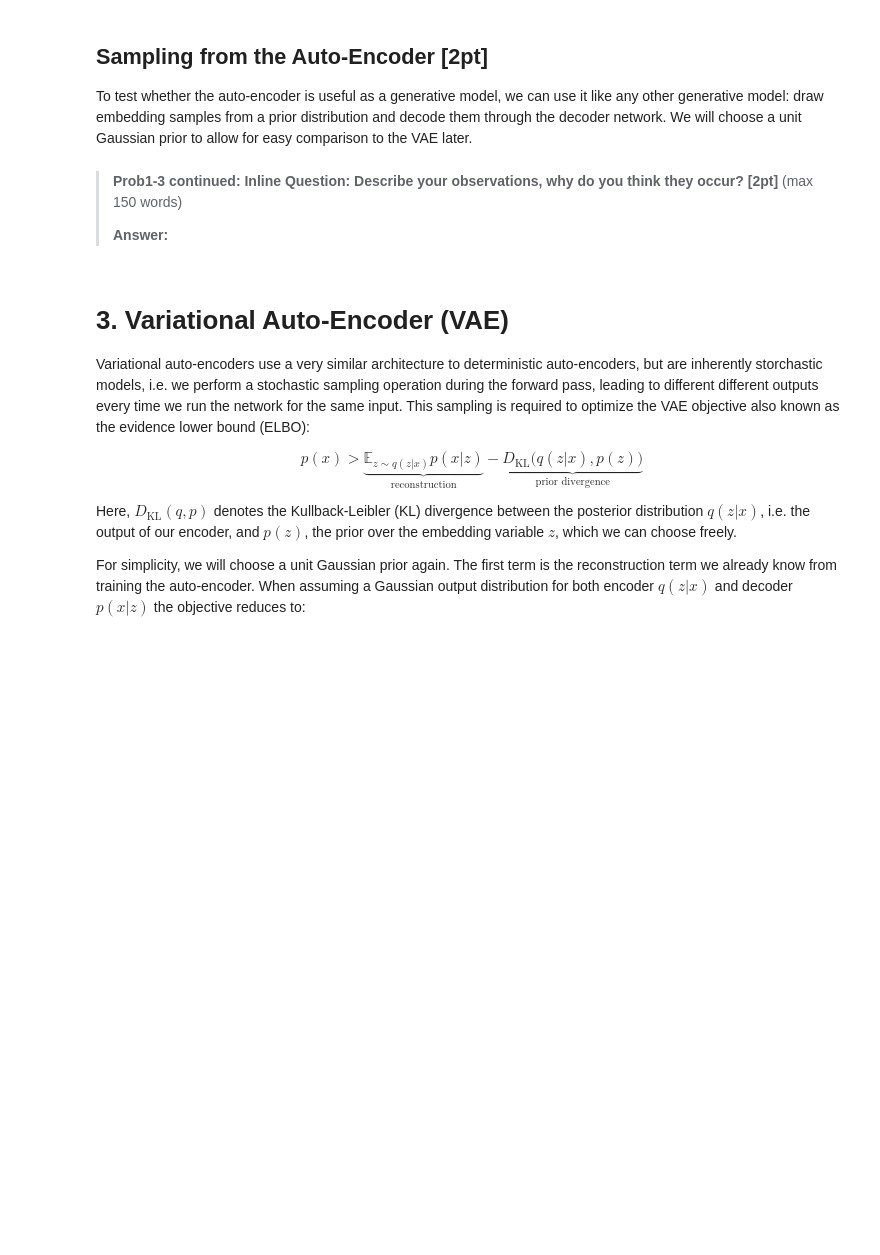
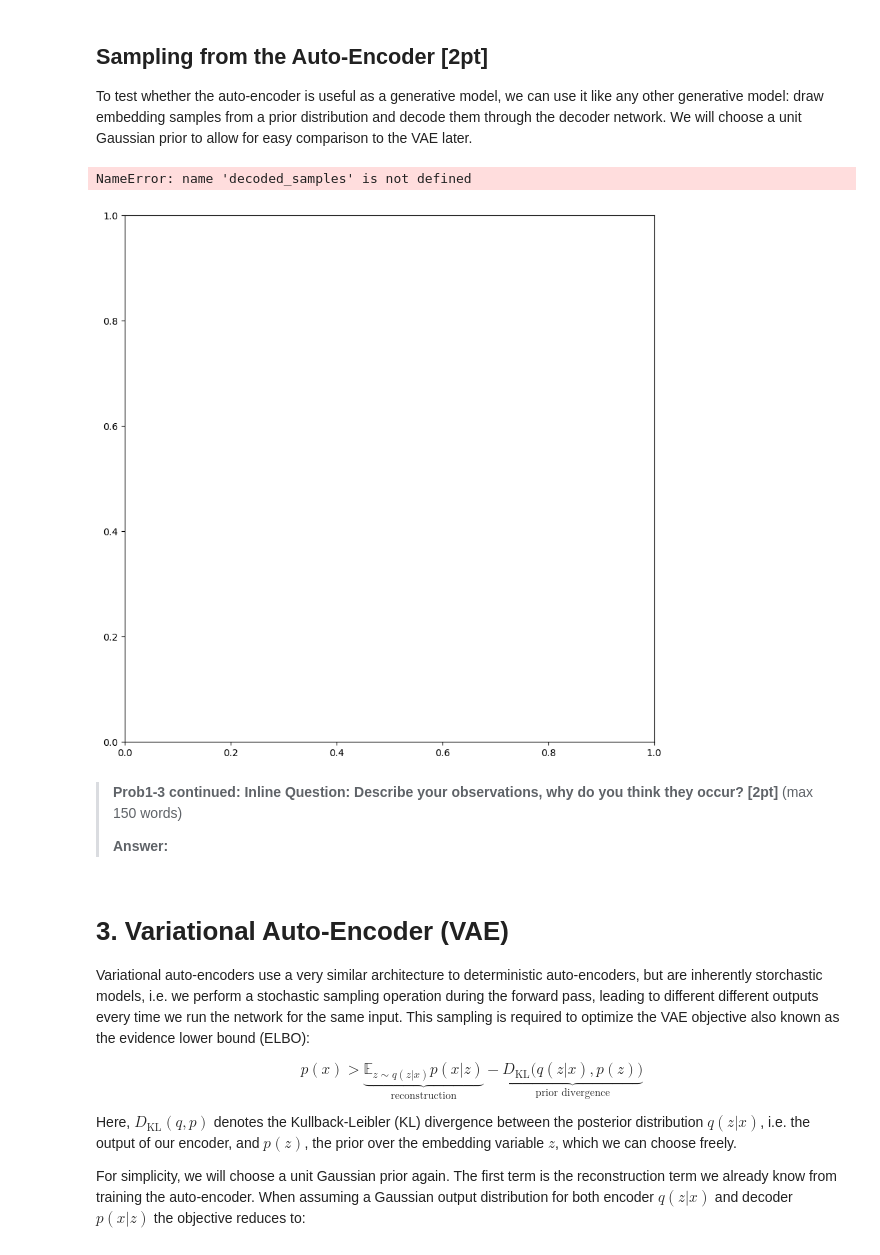
Before and after one commit to emanueltesfa/GAN-VAE, a Jupyter notebook: Problem1_VAE_v0.ipynb, the cells around one changed output. Drawn from its saved outputs; the diff is of its cells as text; code cells hidden in the pictures; blank space fills up the shorter version.

Commit message:
Autoencoder complete, need to create Diag Unit Normal Dis matrix

```diff
--- a/Problem1_VAE_v0.ipynb
+++ b/Problem1_VAE_v0.ipynb
@@ -335,27 +442,33 @@ To test whether the auto-encoder is useful as a generative model, we can use it
 # %%
 # we will sample N embeddings, then decode and visualize them
 def vis_samples(model):
   ####################################### TODO #######################################
   # Prob1-3 Sample embeddings from a diagonal unit Gaussian distribution and decode them     #
   # using the model.                                                                 #
   # HINT: The sampled embeddings should have shape [batch_size, nz]. Diagonal unit   #
   #       Gaussians have mean 0 and a covariance matrix with ones on the diagonal    #
   #       and zeros everywhere else.                                                 #
   # HINT: If you are unsure whether you sampled the correct distribution, you can    #
   #       sample a large batch and compute the empirical mean and variance using the #
   #       .mean() and .var() functions.                                              #
   # HINT: You can directly use model.decoder() to decode the samples.                #
   ####################################################################################
+  diag = torch.randn(batch_size, nz)  # Sample eigenvalues from diagonal unit Gaussian distribution
+  z = torch.diag_embed(diag)
+  print(z.mean(), z.var())
 
   #################################### END TODO ######################################
 
   fig = plt.figure(figsize = (10, 10))
   ax1 = plt.subplot(111)
   ax1.imshow(torchvision.utils.make_grid(decoded_samples[:16], nrow=4, pad_value=1.)\
                 .data.cpu().numpy().transpose(1, 2, 0), cmap='gray')
   plt.show()
 
 vis_samples(ae_model)
+# %% [output]
+NameError: name 'decoded_samples' is not defined
+[figure, added]
 # %% [markdown]
 >**Prob1-3 continued: Inline Question: Describe your observations, why do you think they occur? [2pt]**
 >(max 150 words)
```
Also changed, not shown: parts of 3 cells of this notebook.
